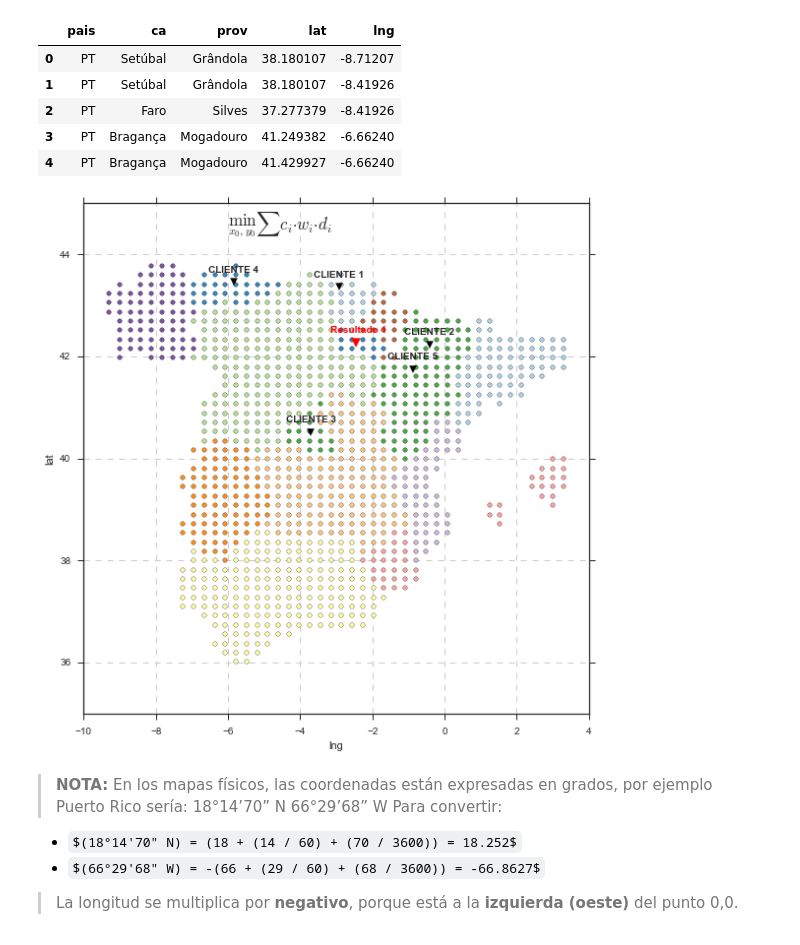
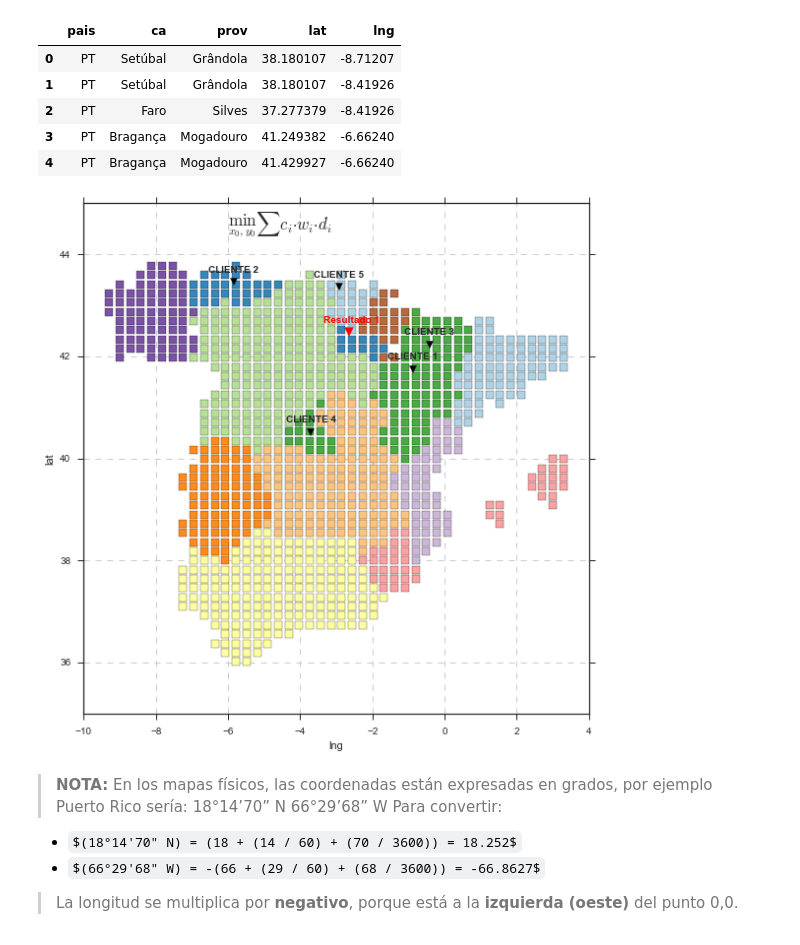
Before and after one commit to fagan2888/SIAD, a Jupyter notebook: Trabajo Grupo/mapa.ipynb, the cells around one changed output. Saved outputs shown, nothing was run; the diff lists cells and outputs as text; code cells hidden in the pictures; some formulas as TeX source.

```diff
--- a/Trabajo Grupo/mapa.ipynb
+++ b/Trabajo Grupo/mapa.ipynb
@@ -99,9 +97,6 @@ ventas.head()
 # %%
 path = 'Documents/repos/unizar/SIAD/Trabajo Grupo/'
-data_clientes = pd.read_csv('clientes_xys.csv')
+data_clientes = pd.read_csv('clientes_xys.csv', index_col=0)
-# %%
-clientes_names = ['cliente1', 'cliente2', 'cliente3', 'cliente4', 'cliente5']
-data_clientes.index = clientes_names
 # %%
 data_clientes
 # %% [output]
@@ -183,41 +178,43 @@ color = sns.color_palette("Paired", 17)
 
 n_color = list(map(int,'9  7 15 14 12 16 10  1  6  8 11 13  0  2  3  4  5'.split()))
 
 # TERRITORIO
 for i, region in enumerate(muestra_xys[muestra_xys.pais == 'ES'].ca.unique()):
     i = n_color[i]
     muestra_xys[muestra_xys.ca == region].plot(kind='scatter',
-                                 x='lng',
-                                 y='lat',
-                                 alpha=0.9,
-                                 ax=ax,
-                                 color=color[i],
-                                 marker='o',
-                                 linewidths=.3)
+                                               x='lng',
+                                               y='lat',
+                                               alpha=0.9,
+                                               ax=ax,
+                                               color=color[i],
+                                               marker='s',
+                                               linewidths=.3,
+                                               s=80)
 # CLIENTES
 for i, (y, x) in enumerate(zip(data_clientes.lat.values, data_clientes.lng.values)):
 
     plt.scatter(x, y*1.0025, color='black', marker='v', s=50)
     plt.text(x - 0.7,
              y + 0.3,
              'CLIENTE %s' % (i+1), weight='bold')
 
 # RESULTADO
 plt.scatter(res[0], res[1]*1.0025, color='red', marker='v', s=80)
 plt.text(res[0] - 0.7,
          res[1] + 0.3,
          'Resultado 1',
          weight='bold',
          color='red')
 
 
 plt.text(-6, 44.5, '$\min_{x_0,y_0}{\sum{c_i·w_i·d_i}}$', weight='bold', fontsize=17)
 
 plt.xlim(-10,4)
 ax.grid(True, linestyle='--')
 plt.tight_layout()
+plt.tight_layout()
 # %% [output]
-[figure, old version]
+[figure, new version]
 # %% [markdown]
 
 > __NOTA:__
```
Also changed, not shown: parts of 39 cells of this notebook.
